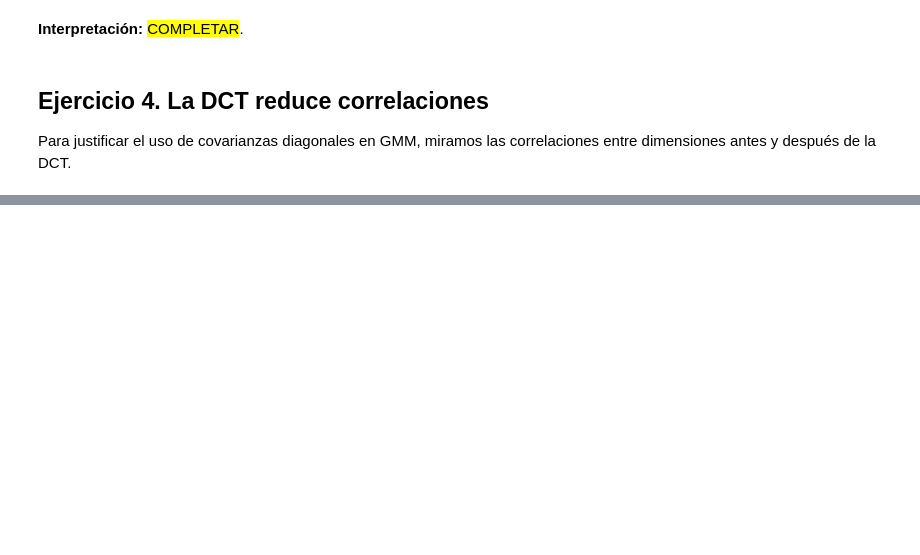
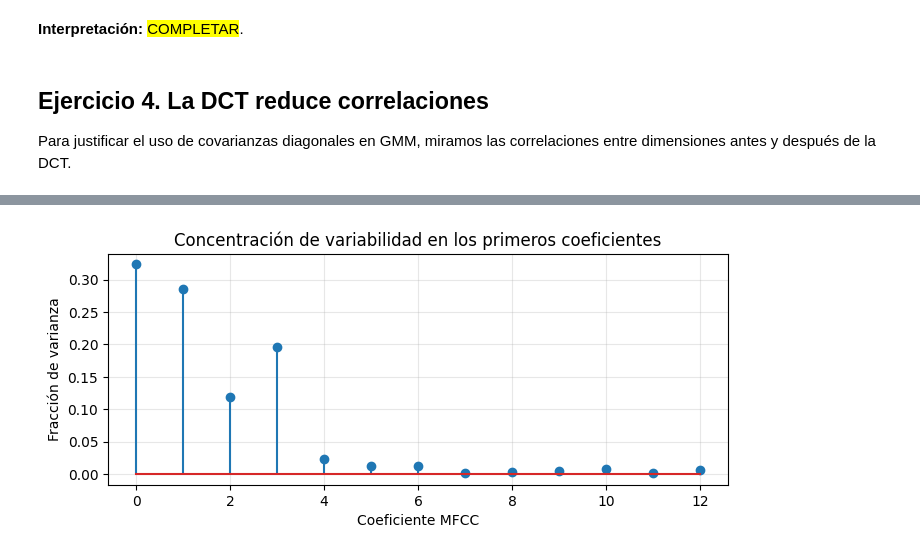
Before and after one commit to DanteMeleIentile/tb075-procesamiento-del-habla, a Jupyter notebook: Práctica/PP3_MFCC.ipynb, the cells around one changed output, grey strips where cells are left out. Drawn from its saved outputs; the diff is of its cells as text; code cells hidden in the pictures; blank space fills up the shorter version.

```diff
--- a/Práctica/PP3_MFCC.ipynb
+++ b/Práctica/PP3_MFCC.ipynb
@@ -202,12 +204,14 @@ plt.show()
 # %%
 # Concentración de energía: varianza explicada por coeficiente MFCC
-var_por_coef = ### <-- COMPLETAR
+var_por_coef = np.var(mfcc, axis=0) ### <-- COMPLETAR
 var_rel = var_por_coef / np.sum(var_por_coef)
 
 plt.figure(figsize=(8, 3))
 plt.stem(np.arange(len(var_rel)), var_rel)
 plt.xlabel('Coeficiente MFCC')
 plt.ylabel('Fracción de varianza')
 plt.title('Concentración de variabilidad en los primeros coeficientes')
 plt.grid(alpha=0.3)
 plt.show()
+# %% [output]
+[figure, added]
```
Also changed, not shown: parts of 4 cells of this notebook.
